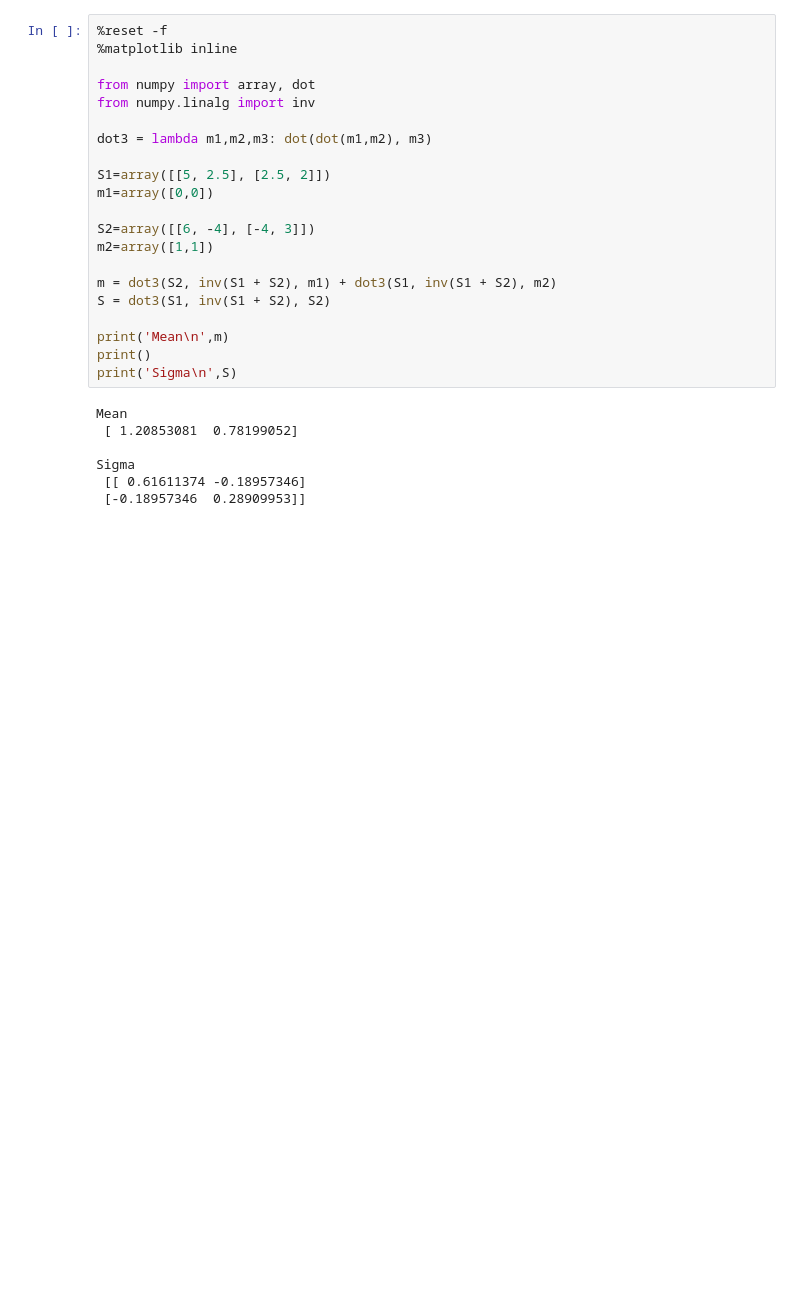
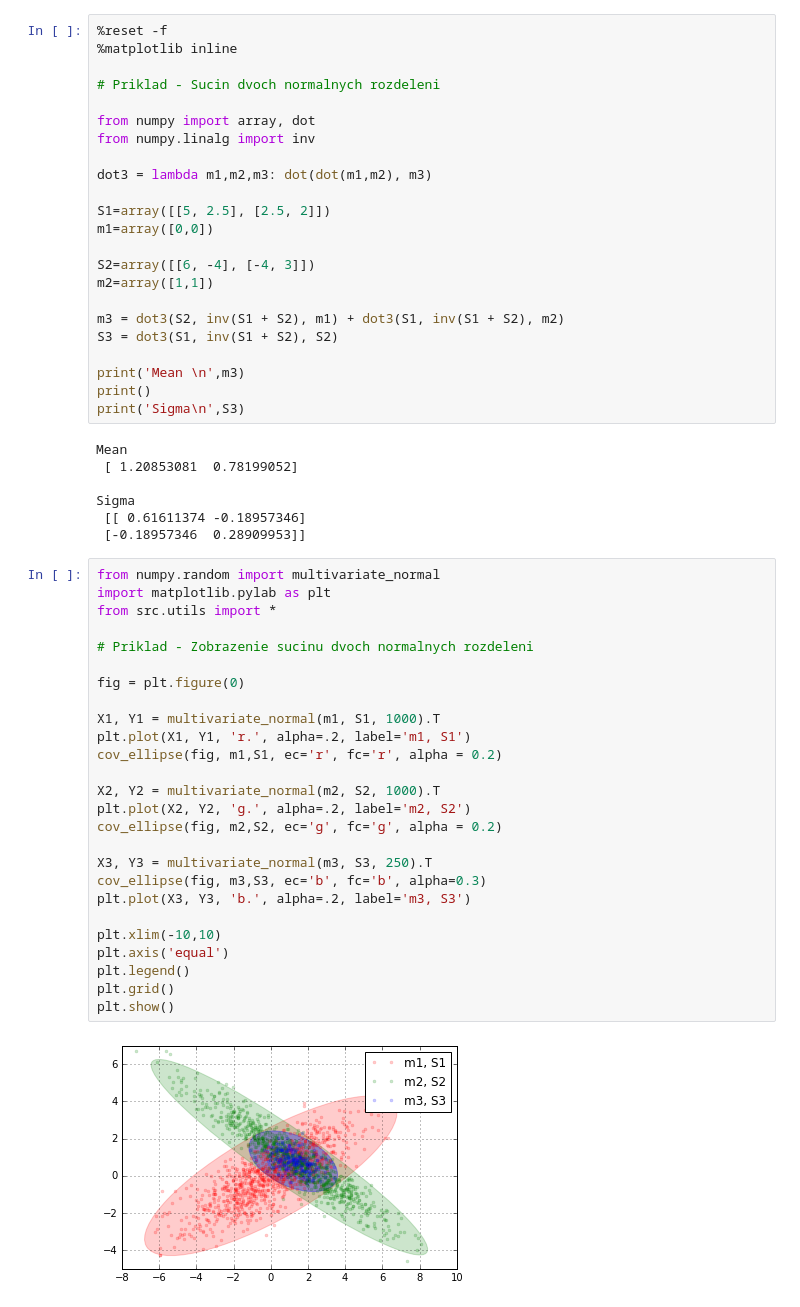
Before and after one commit to mniehus/notebook-kalman-sk, a Jupyter notebook: 013. Product of normal bivariate distributions.ipynb, the cells around one changed output. Cells and saved outputs as stored; diff of their text form; blank space fills up the shorter version.

Commit message:
doplnenie zobrazenia sucinu

```diff
--- a/013. Product of normal bivariate distributions.ipynb
+++ b/013. Product of normal bivariate distributions.ipynb
@@ -33,6 +33,8 @@ Pre výpočet vektora strednej hodnoty a hodnoty kovariančnej matice súčinu m
 # %%
 %reset -f
 %matplotlib inline
+
+# Priklad - Sucin dvoch normalnych rozdeleni
 
 from numpy import array, dot
 from numpy.linalg import inv
@@ -45,12 +47,12 @@ m1=array([0,0])
 S2=array([[6, -4], [-4, 3]])
 m2=array([1,1])
 
-m = dot3(S2, inv(S1 + S2), m1) + dot3(S1, inv(S1 + S2), m2)
-S = dot3(S1, inv(S1 + S2), S2)
+m3 = dot3(S2, inv(S1 + S2), m1) + dot3(S1, inv(S1 + S2), m2)
+S3 = dot3(S1, inv(S1 + S2), S2)
 
-print('Mean\n',m)
+print('Mean \n',m3)
 print()
-print('Sigma\n',S)
+print('Sigma\n',S3)
 # %% [output]
 Mean
  [ 1.20853081  0.78199052]
@@ -58,3 +60,31 @@ Mean
 Sigma
  [[ 0.61611374 -0.18957346]
  [-0.18957346  0.28909953]]
+# %%
+from numpy.random import multivariate_normal
+import matplotlib.pylab as plt
+from src.utils import *
+
+# Priklad - Zobrazenie sucinu dvoch normalnych rozdeleni
+
+fig = plt.figure(0)
+
+X1, Y1 = multivariate_normal(m1, S1, 1000).T
+plt.plot(X1, Y1, 'r.', alpha=.2, label='m1, S1')
+cov_ellipse(fig, m1,S1, ec='r', fc='r', alpha = 0.2)
+
+X2, Y2 = multivariate_normal(m2, S2, 1000).T
+plt.plot(X2, Y2, 'g.', alpha=.2, label='m2, S2')
+cov_ellipse(fig, m2,S2, ec='g', fc='g', alpha = 0.2)
+
+X3, Y3 = multivariate_normal(m3, S3, 250).T
+cov_ellipse(fig, m3,S3, ec='b', fc='b', alpha=0.3)
+plt.plot(X3, Y3, 'b.', alpha=.2, label='m3, S3')
+
+plt.xlim(-10,10)
+plt.axis('equal')
+plt.legend()
+plt.grid()
+plt.show()
+# %% [output]
+[figure, added]
```
